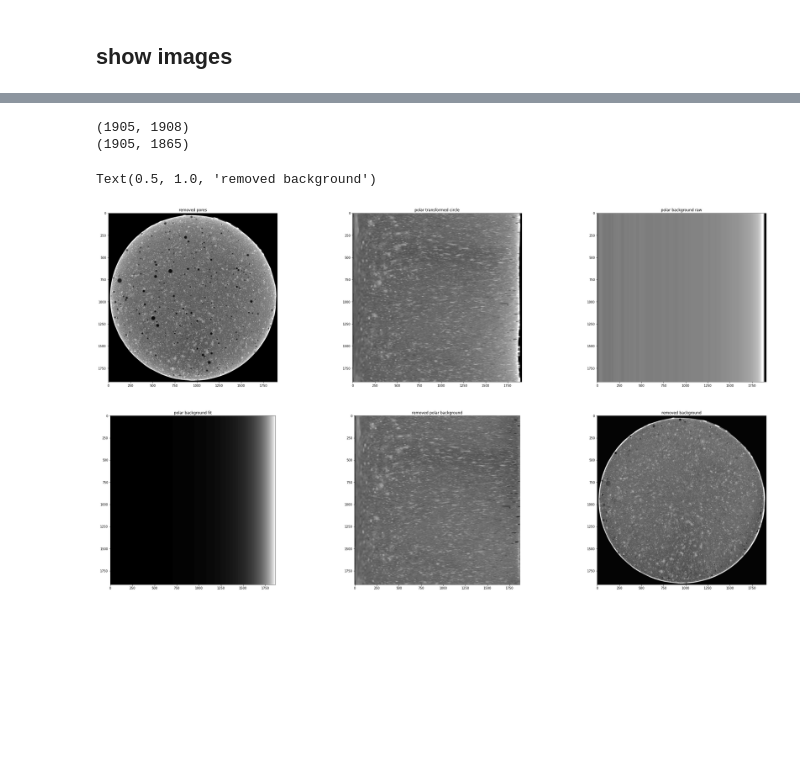
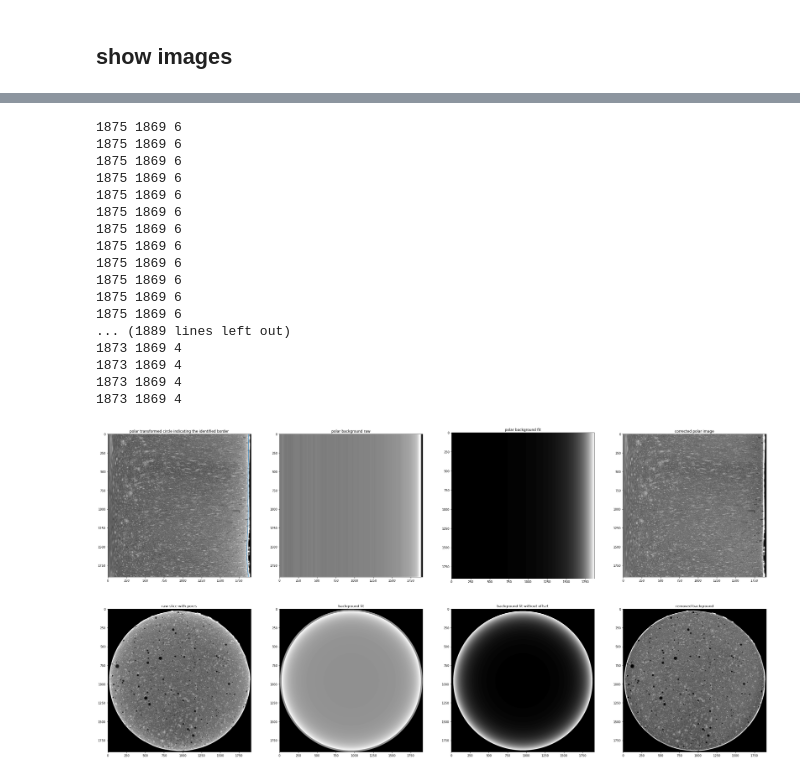
Before and after one commit to kleinerELM/CT_edge_hardening_remover, a Jupyter notebook: edge hardening remover.ipynb, the cells around one changed output, grey strips where cells are left out. Drawn from its saved outputs; the diff is of its cells as text; code cells hidden in the pictures; blank space fills up the shorter version.

```diff
--- a/edge hardening remover.ipynb
+++ b/edge hardening remover.ipynb
@@ -129,0 +68,5 @@ for i in range(len(polar_image)):
+# %%
+polar_image = CT.circle_to_polar()
+
+border_position, border_deviation = CT.get_border_deviation(polar_image, show_graph = True)
+print(border_position, border_deviation)
@@ -129,0 +77,2 @@ for i in range(len(polar_image)):
+# %%
+polar_background, polar_background_fit, background_offset = CT.get_polar_background(polar_image)
@@ -130,26 +83,52 @@ for i in range(len(polar_image)):
+# %%
+goal_length = border_position[0]-border_deviation[0] # get a constant goal length
+for i, line in enumerate(polar_image):
+    start_length = border_position[i]
+    new_line = cv2.resize( line[:start_length], (1, goal_length), interpolation = cv2.INTER_LINEAR ).astype( np.uint8 )
+    #print(len(new_line))
+# %% [output]
+1875 1869 6
+1875 1869 6
+1875 1869 6
+1875 1869 6
+1875 1869 6
+1875 1869 6
+1875 1869 6
+1875 1869 6
+1875 1869 6
+1875 1869 6
+1875 1869 6
+1875 1869 6
+... (1889 lines left out)
+1873 1869 4
+1873 1869 4
+1873 1869 4
+1873 1869 4
 # %%
-print(polar_background_fit.shape)
-print(polar_background_fit[:, 0:max_pos].shape)
+#fixed_image = (polar_image-polar_background_fit)
+#unpolar = cv2.linearPolar(fixed_image,(CT.center[0], CT.center[1]), CT.min_length, cv2.WARP_INVERSE_MAP)
 
-fixed_image = (polar_image-polar_background_fit)
-unpolar = cv2.linearPolar(fixed_image,(CT.center[0], CT.center[1]), min_length, cv2.WARP_INVERSE_MAP)
+fixed_image = (CT.circle_to_polar(slice)-polar_background_fit)
+unpolar = cv2.linearPolar(fixed_image,(CT.center[0], CT.center[1]), CT.min_length, cv2.WARP_INVERSE_MAP).clip(min=0)
 
-fig, ax = plt.subplots(2,3, figsize=(40,22))
-#fig.suptitle( "raw images", fontsize=16 )
-ax[0,0].imshow( slice, cmap='gray' )
-ax[0,0].set_title( "removed pores" )
-ax[0,1].imshow( polar_image, cmap='gray' )
-ax[0,1].set_title( "polar transformed circle" )
-ax[0,2].imshow( polar_background, cmap='gray' )
-ax[0,2].set_title( "polar background raw" )
-ax[1,0].imshow( polar_background_fit[:, 0:max_pos], cmap='gray' )
-ax[1,0].set_title( "polar background fit" )
-ax[1,1].imshow( fixed_image[:, 0:max_pos], cmap='gray' )
-ax[1,1].set_title( "removed polar background" )
-ax[1,2].imshow( unpolar, cmap='gray' )
-ax[1,2].set_title( "removed background" )
+fig, ax = plt.subplots(2,4, figsize=(40,20))
+ax[0,0].imshow( polar_image, cmap='gray' )
+ax[0,0].plot( border_position,range(len(border_position)) )
+ax[0,0].set_title( "polar transformed circle indicating the identified border" )
+ax[0,1].imshow( polar_background, cmap='gray' )
+ax[0,1].set_title( "polar background raw" )
+ax[0,2].imshow( polar_background_fit[:, 0:CT.border_position], cmap='gray' )
+ax[0,2].set_title( "polar background fit" )
+ax[0,3].imshow( polar_image-polar_background_fit, cmap='gray' )
+ax[0,3].set_title( "corrected polar image" )
+ax[1,0].imshow( slice, cmap='gray' )
+ax[1,0].set_title( "raw slice with pores" )
+ax[1,1].imshow( CT.polar_to_circle( polar_background_fit+background_offset ), cmap='gray' )
+ax[1,1].set_title( "background fit" )
+ax[1,2].imshow( CT.polar_to_circle( polar_background_fit ), cmap='gray' )
+ax[1,2].set_title( "background fit without offset" )
+ax[1,3].imshow( unpolar, cmap='gray' )
+ax[1,3].set_title( "removed background" )
+plt.show()
 # %% [output]
-(1905, 1908)
-(1905, 1865)
-Text(0.5, 1.0, 'removed background')
-[figure, old version]
+[figure, new version]
```
Also changed, not shown: parts of 10 cells of this notebook, 1 other file.
